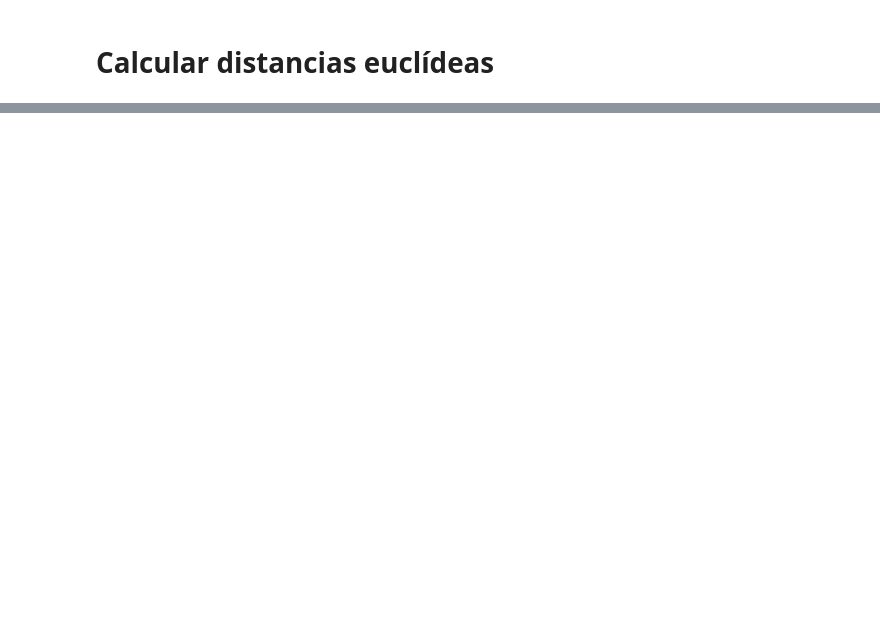
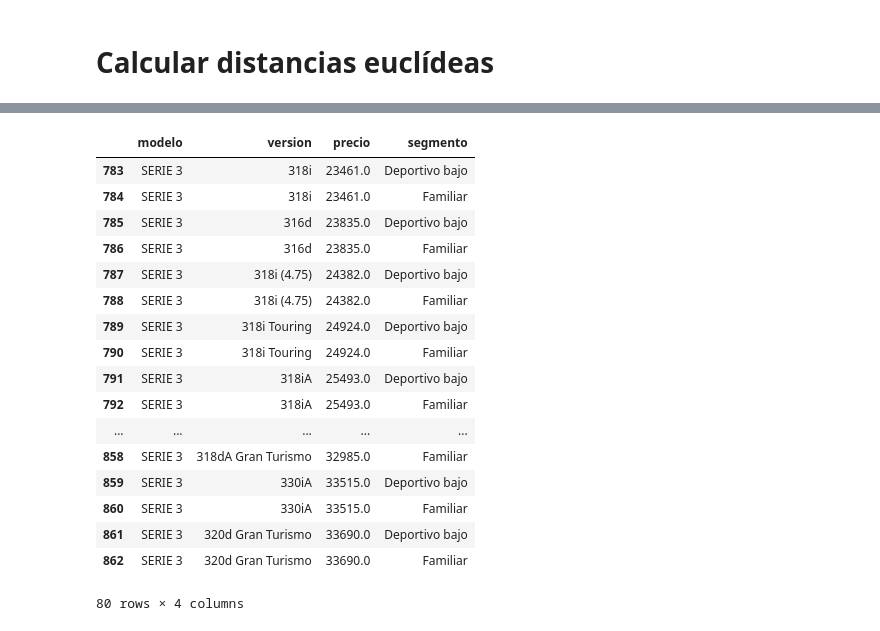
Before and after one commit to prealfer/TFM_Recomendador_de_automoviles, a Jupyter notebook: Construcción Dataframe definitivo.ipynb, the cells around one changed output, grey strips where cells are left out. Saved outputs shown, nothing was run; the diff lists cells and outputs as text; code cells hidden in the pictures; blank space fills up the shorter version.

```diff
--- a/Construcción Dataframe definitivo.ipynb
+++ b/Construcción Dataframe definitivo.ipynb
@@ -1927,0 +397,4 @@ ValueError: cannot broadcast shape [(6222,)] with block values [(1,)]
+# %%
+df4['autonomia2'] = df4['autonomia'].apply(cifras)
+df4['autonomia'] = df4['autonomia2']
+df4.drop('autonomia2',axis=1, inplace=True)
@@ -1927,0 +403,7 @@ ValueError: cannot broadcast shape [(6222,)] with block values [(1,)]
+# %%
+df4['Segmento'] = df4['Segmento'].astype(float)
+df4['puertas'] = df4['puertas'].astype(float)
+df4['autonomia'] = df4['autonomia'].astype(float)
+# %%
+df4 = df4.drop_duplicates()
+df4 = df4.dropna()
@@ -2024,2 +430,3 @@ normalizada.head()
 # %%
 array_norm = normalizada.values
+df_listado = df4[['modelo','version','precio','segmento']]
@@ -2054,0 +471,21 @@ tot2.head()
+# %%
+df_listado[df_listado['modelo']=='SERIE 3']
+# %% [output]
+|  | modelo | version | precio | segmento |
+| 783 | SERIE 3 | 318i | 23461.0 | Deportivo bajo |
+| 784 | SERIE 3 | 318i | 23461.0 | Familiar |
+| 785 | SERIE 3 | 316d | 23835.0 | Deportivo bajo |
+| 786 | SERIE 3 | 316d | 23835.0 | Familiar |
+| 787 | SERIE 3 | 318i (4.75) | 24382.0 | Deportivo bajo |
+| 788 | SERIE 3 | 318i (4.75) | 24382.0 | Familiar |
+| 789 | SERIE 3 | 318i Touring | 24924.0 | Deportivo bajo |
+| 790 | SERIE 3 | 318i Touring | 24924.0 | Familiar |
+| 791 | SERIE 3 | 318iA | 25493.0 | Deportivo bajo |
+| 792 | SERIE 3 | 318iA | 25493.0 | Familiar |
+| ... | ... | ... | ... | ... |
+| 858 | SERIE 3 | 318dA Gran Turismo | 32985.0 | Familiar |
+| 859 | SERIE 3 | 330iA | 33515.0 | Deportivo bajo |
+| 860 | SERIE 3 | 330iA | 33515.0 | Familiar |
+| 861 | SERIE 3 | 320d Gran Turismo | 33690.0 | Deportivo bajo |
+| 862 | SERIE 3 | 320d Gran Turismo | 33690.0 | Familiar |
+80 rows × 4 columns
```
Also changed, not shown: parts of 329 cells of this notebook.
